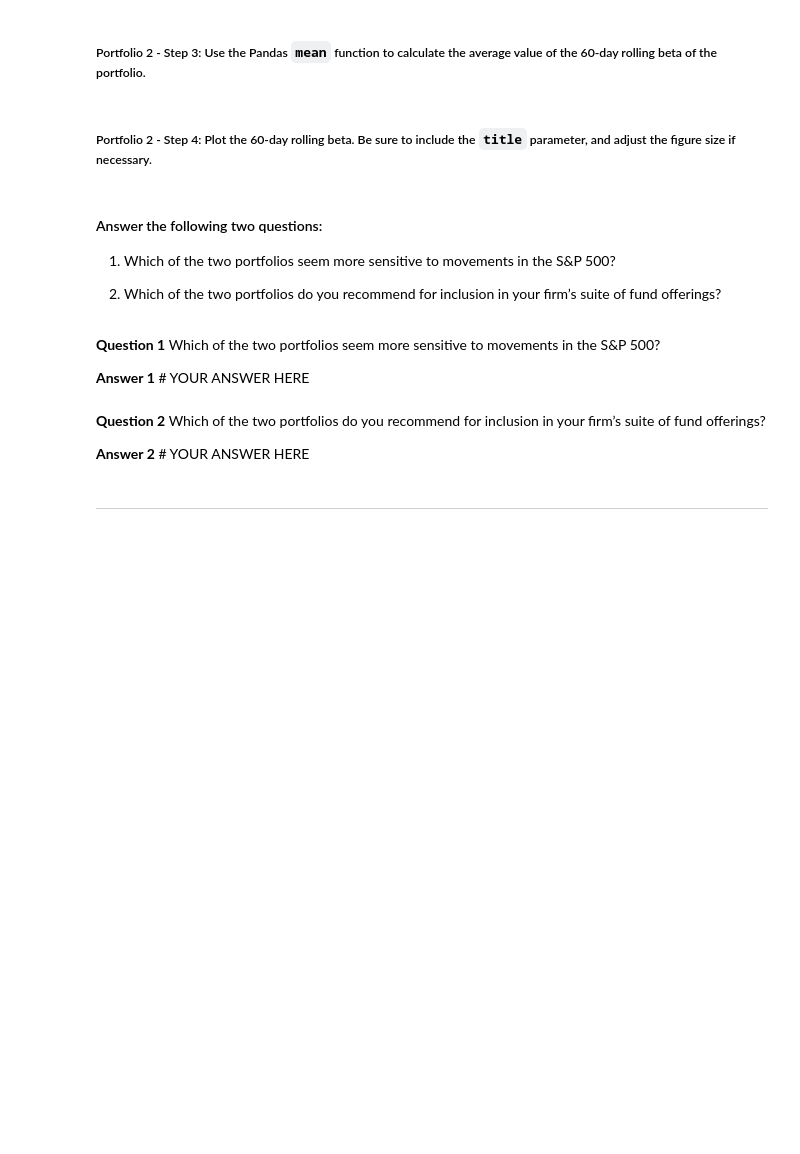
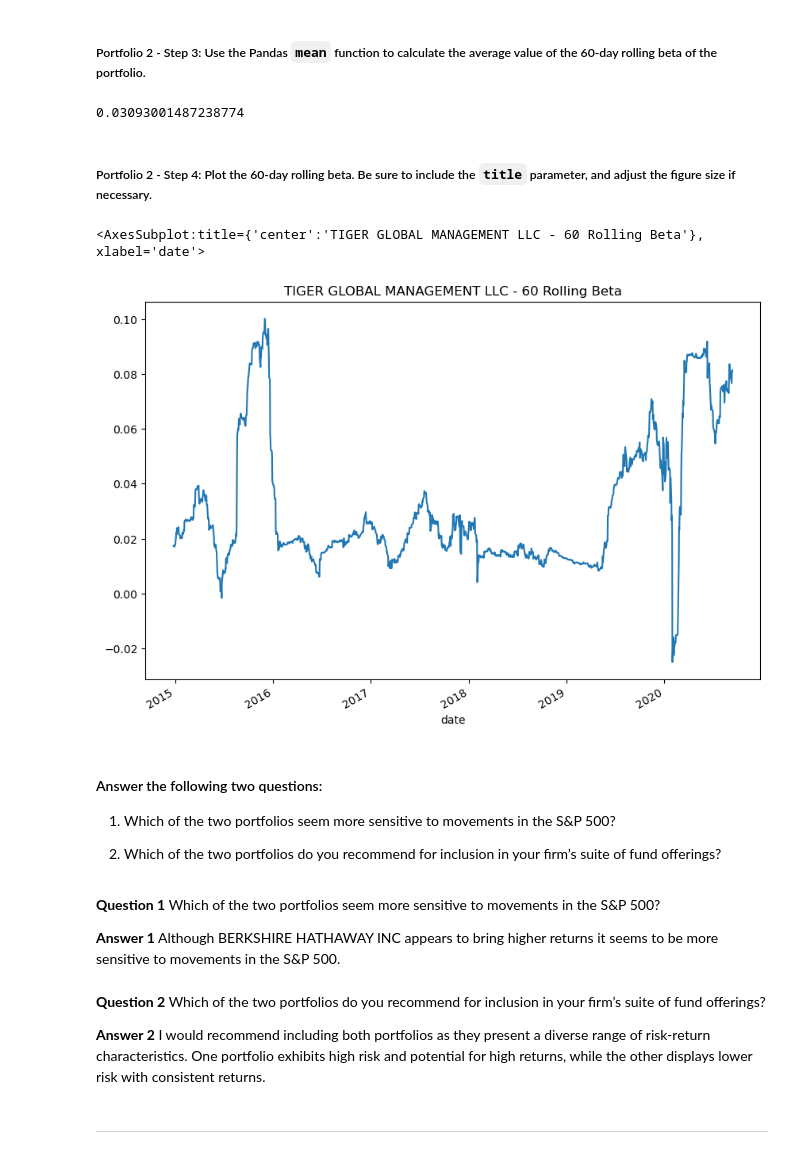
Before and after one commit to julio-rod/Risk-Return-Analysis, a Jupyter notebook: risk_return_analysis.ipynb, the cells around one changed output. Drawn from its saved outputs; the diff is of its cells as text; code cells hidden in the pictures; blank space fills up the shorter version.

```diff
--- a/risk_return_analysis.ipynb
+++ b/risk_return_analysis.ipynb
@@ -537,9 +552,20 @@ print(f"{bh_beta}:BERKSHIRE HATHAWAY INC")
+# %%
+# Calculate the average of the 60-day rolling beta
+tgm_beta = daily_returns["TIGER GLOBAL MANAGEMENT LLC"].rolling(window=60).cov(daily_returns['S&P 500'])/daily_returns['S&P 500'].rolling(window=60).var()
+average_tgm_rolling = tgm_beta.mean()
+
+print(average_tgm_rolling)
+# %% [output]
+0.03093001487238774
 # %% [markdown]
 ##### Portfolio 2 - Step 4: Plot the 60-day rolling beta. Be sure to include the `title` parameter, and adjust the figure size if necessary.
 # %%
 # Plot the rolling beta
 # Include a title parameter and adjust the figure size
-# YOUR CODE HERE
+tgm_beta.plot(figsize=(10,7), title="TIGER GLOBAL MANAGEMENT LLC - 60 Rolling Beta")
+# %% [output]
+<AxesSubplot:title={'center':'TIGER GLOBAL MANAGEMENT LLC - 60 Rolling Beta'}, xlabel='date'>
+[figure, added]
 # %% [markdown]
 #### Answer the following two questions:
 
@@ -549,10 +575,11 @@ print(f"{bh_beta}:BERKSHIRE HATHAWAY INC")
 # %% [markdown]
 **Question 1** Which of the two portfolios seem more sensitive to movements in the S&P 500?
 
-**Answer 1** # YOUR ANSWER HERE
+**Answer 1** Although BERKSHIRE HATHAWAY INC appears to bring higher returns it seems to be more sensitive to movements in the S&P 500.
 # %% [markdown]
 **Question 2** Which of the two portfolios do you recommend for inclusion in your firm’s suite of fund offerings?
 
-**Answer 2** # YOUR ANSWER HERE
+**Answer 2** I would recommend including both portfolios as they present a diverse range of risk-return characteristics.
+One portfolio exhibits high risk and potential for high returns, while the other displays lower risk with consistent returns.
 # %% [markdown]
 ---
```
Also changed, not shown: parts of 4 cells of this notebook, 1 other file.
